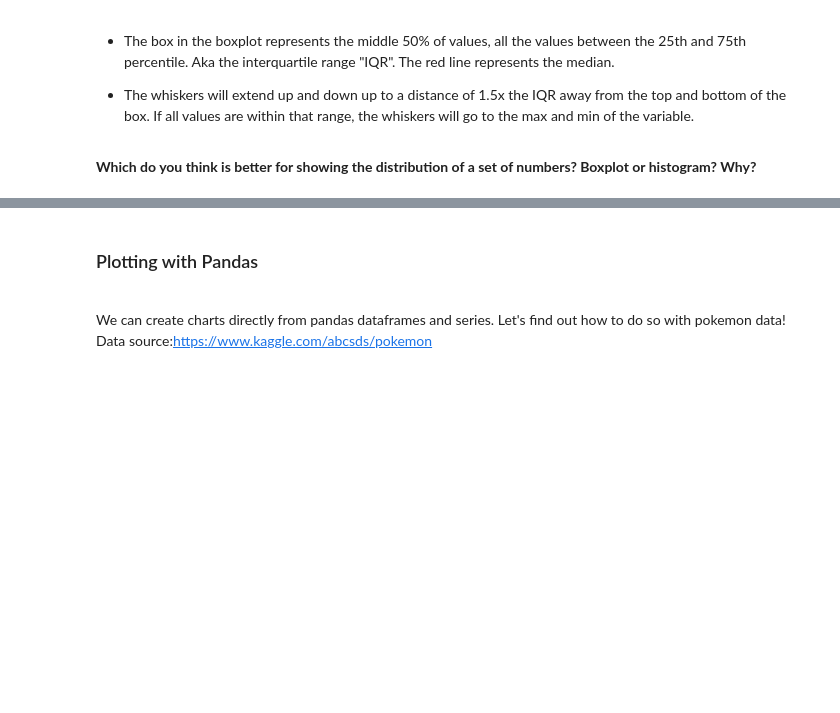
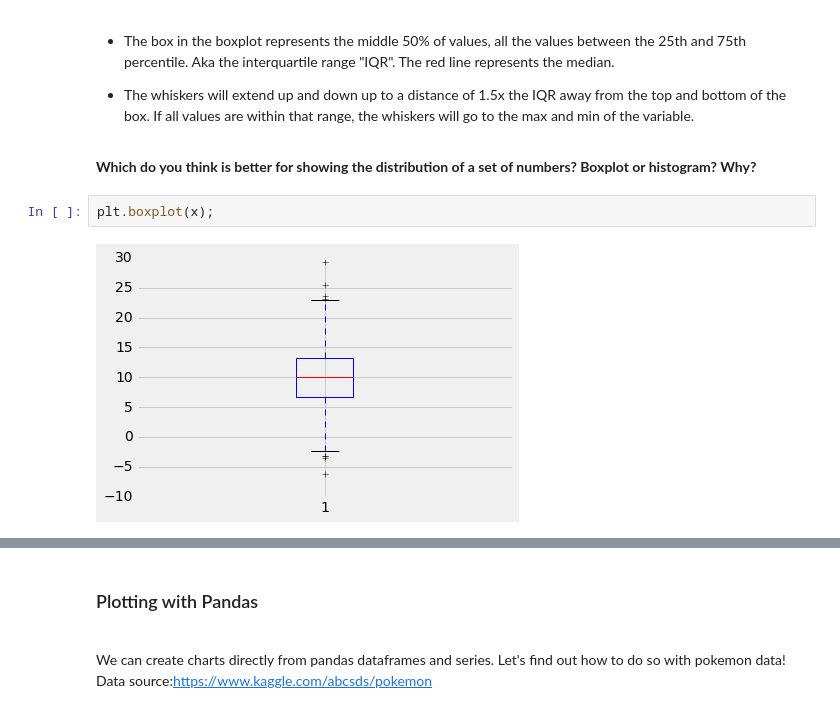
Before and after one commit to eric-sf/DS-SF-40, a Jupyter notebook: notebooks/Pandas 2 and Plotting (In class).ipynb, the cells around one changed output, grey strips where cells are left out. Cells and saved outputs as stored; diff of their text form; blank space fills up the shorter version.

```diff
--- a/notebooks/Pandas 2 and Plotting (In class).ipynb
+++ b/notebooks/Pandas 2 and Plotting (In class).ipynb
@@ -615,3 +611,7 @@ x = np.random.normal(10, 5, 1000)
 - The whiskers will extend up and down up to a distance of 1.5x the IQR away from the top and bottom of the box. If all values are within that range, the whiskers will go to the max and min of the variable.
 # %% [markdown]
 <b> Which do you think is better for showing the distribution of a set of numbers? Boxplot or histogram? Why?<b>
+# %%
+plt.boxplot(x);
+# %% [output]
+[figure, added]
```
Also changed, not shown: parts of 33 cells of this notebook, 7 other files.
